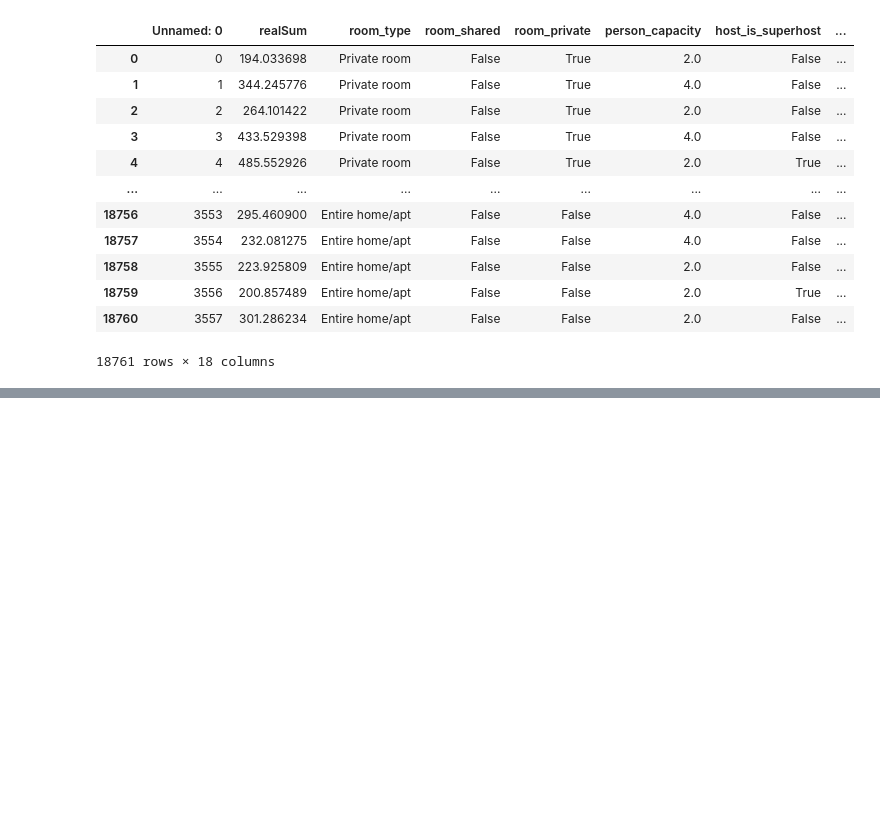
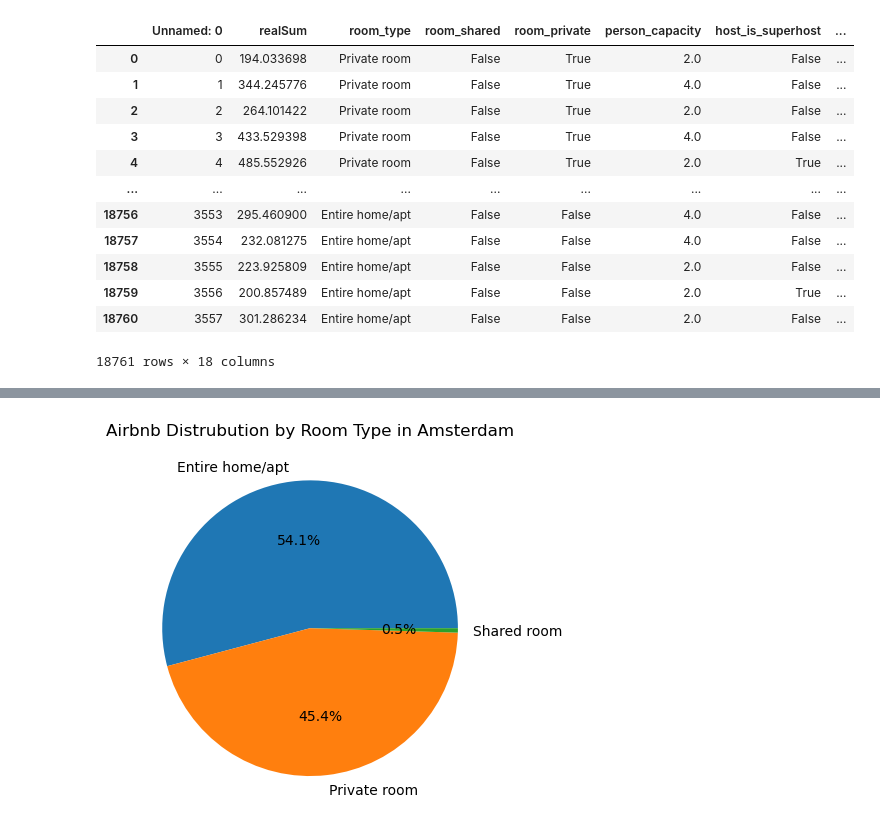
Before and after one commit to andrei-tabachk/team6-project-1, a Jupyter notebook: airbnb_comp.ipynb, the cells around one changed output, grey strips where cells are left out. Saved outputs shown, nothing was run; the diff lists cells and outputs as text; code cells hidden in the pictures; blank space fills up the shorter version.

Commit message:
added pie graphs and summary table

```diff
--- a/airbnb_comp.ipynb
+++ b/airbnb_comp.ipynb
@@ -103,0 +121,3 @@ complete_data_df
+# %%
+room_type_city_ams = complete_data_df.loc[complete_data_df["City"] == "Amsterdam",:]
+room_type_city_ams
@@ -103,0 +138,10 @@ complete_data_df
+# %%
+room_type_ams_count = room_type_city_ams["room_type"].value_counts()
+# %%
+room_type_ams = room_type_ams_count
+labels = room_type_ams.index.values
+plt.pie(room_type_ams, labels=labels, autopct="%1.1f%%")
+plt.title("Airbnb Distrubution by Room Type in Amsterdam")
+plt.show()
+# %% [output]
+[figure, added]
```
Also changed, not shown: parts of 8 cells of this notebook.
